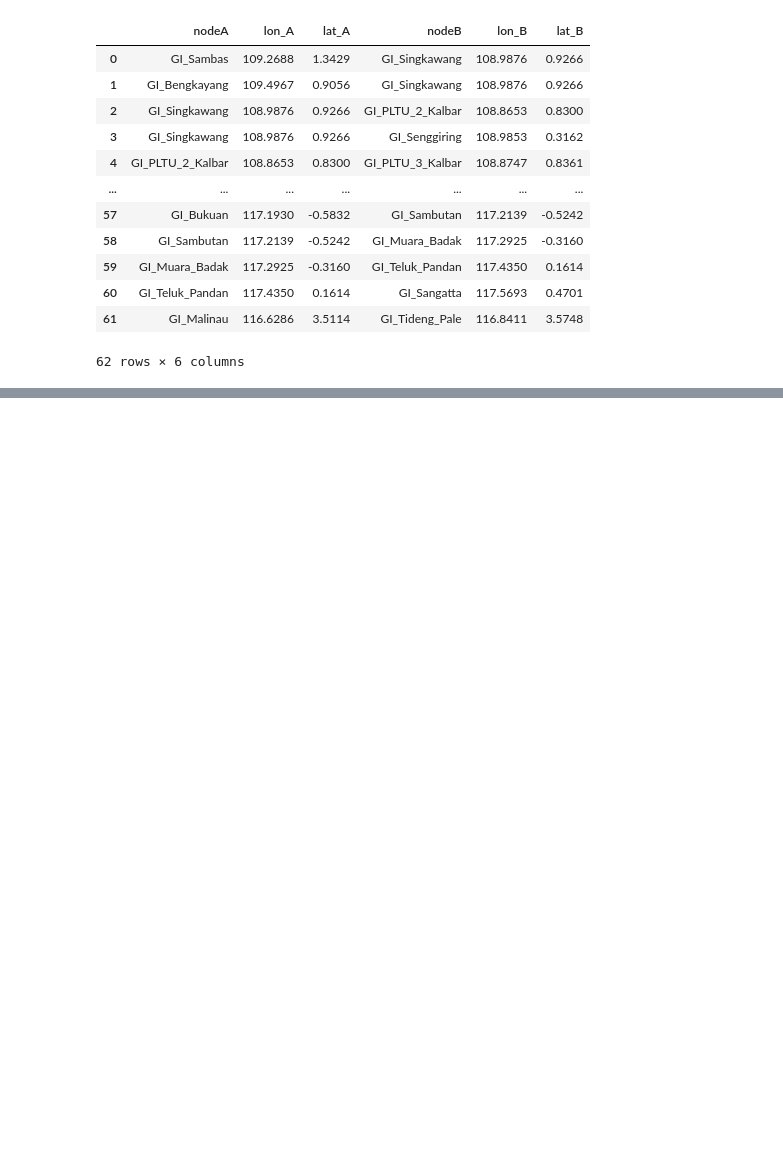
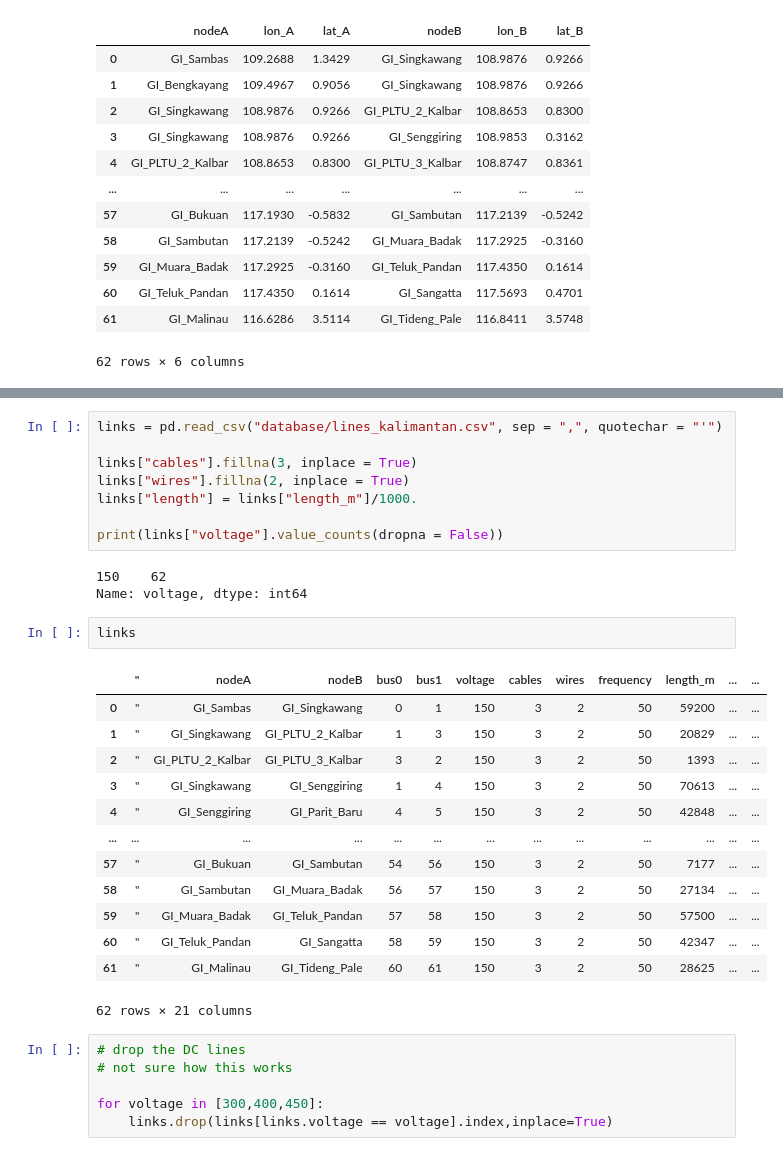
Before and after one commit to hilmandepe/kalimantan_power_system, a Jupyter notebook: model_kalimantan.ipynb, the cells around one changed output, grey strips where cells are left out. Drawn from its saved outputs; the diff is of its cells as text; blank space fills up the shorter version.

```diff
--- a/model_kalimantan.ipynb
+++ b/model_kalimantan.ipynb
@@ -100,0 +112,33 @@ display(basemap)
+# %%
+links = pd.read_csv("database/lines_kalimantan.csv", sep = ",", quotechar = "'")
+
+links["cables"].fillna(3, inplace = True)
+links["wires"].fillna(2, inplace = True)
+links["length"] = links["length_m"]/1000.
+
+print(links["voltage"].value_counts(dropna = False))
+# %% [output]
+150    62
+Name: voltage, dtype: int64
+# %%
+links
+# %% [output]
+|  | " | nodeA | nodeB | bus0 | bus1 | voltage | cables | wires | frequency | length_m | ... | ... |
+| 0 | " | GI_Sambas | GI_Singkawang | 0 | 1 | 150 | 3 | 2 | 50 | 59200 | ... | ... |
+| 1 | " | GI_Singkawang | GI_PLTU_2_Kalbar | 1 | 3 | 150 | 3 | 2 | 50 | 20829 | ... | ... |
+| 2 | " | GI_PLTU_2_Kalbar | GI_PLTU_3_Kalbar | 3 | 2 | 150 | 3 | 2 | 50 | 1393 | ... | ... |
+| 3 | " | GI_Singkawang | GI_Senggiring | 1 | 4 | 150 | 3 | 2 | 50 | 70613 | ... | ... |
+| 4 | " | GI_Senggiring | GI_Parit_Baru | 4 | 5 | 150 | 3 | 2 | 50 | 42848 | ... | ... |
+| ... | ... | ... | ... | ... | ... | ... | ... | ... | ... | ... | ... | ... |
+| 57 | " | GI_Bukuan | GI_Sambutan | 54 | 56 | 150 | 3 | 2 | 50 | 7177 | ... | ... |
+| 58 | " | GI_Sambutan | GI_Muara_Badak | 56 | 57 | 150 | 3 | 2 | 50 | 27134 | ... | ... |
+| 59 | " | GI_Muara_Badak | GI_Teluk_Pandan | 57 | 58 | 150 | 3 | 2 | 50 | 57500 | ... | ... |
+| 60 | " | GI_Teluk_Pandan | GI_Sangatta | 58 | 59 | 150 | 3 | 2 | 50 | 42347 | ... | ... |
+| 61 | " | GI_Malinau | GI_Tideng_Pale | 60 | 61 | 150 | 3 | 2 | 50 | 28625 | ... | ... |
+62 rows × 21 columns
+# %%
+# drop the DC lines
+# not sure how this works
+
+for voltage in [300,400,450]:
+    links.drop(links[links.voltage == voltage].index,inplace=True)
```
Also changed, not shown: parts of 18 cells of this notebook.
